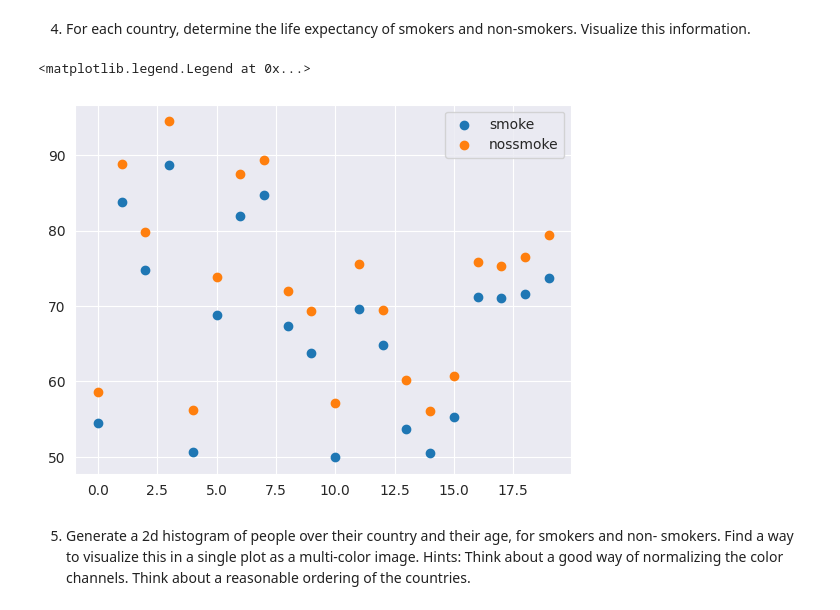
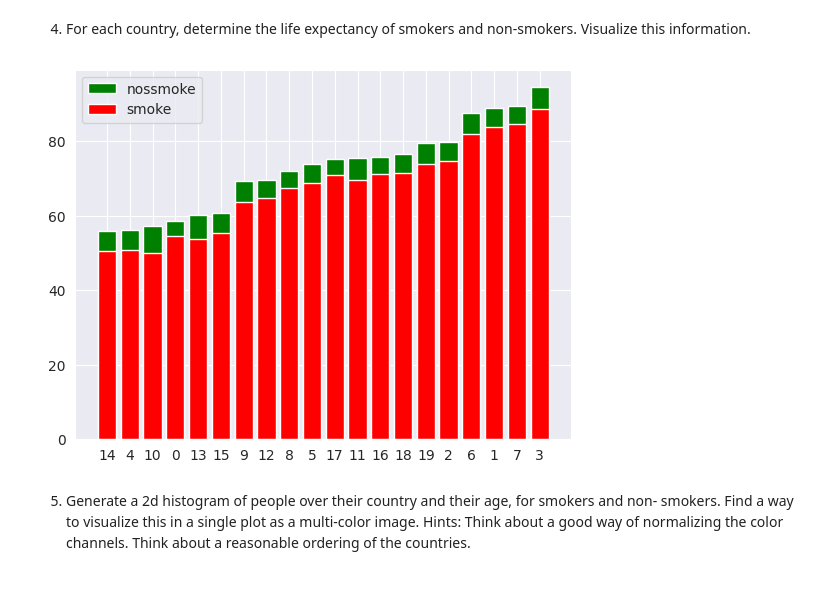
Before and after one commit to derMacon/ss23_visualization, a Jupyter notebook: exercises/ex-03/Vis_Zettel_3.ipynb, the cells around one changed output. Saved outputs shown, nothing was run; the diff lists cells and outputs as text; code cells hidden in the pictures.

Commit message:
updated ex03 with stacked bar charts

```diff
--- a/exercises/ex-03/Vis_Zettel_3.ipynb
+++ b/exercises/ex-03/Vis_Zettel_3.ipynb
@@ -102,33 +102,37 @@ information.
 # %%
 smokeav = []
 nosmokeav = []
 
 
 for i in range(20):
   all = data[data[:,0] == i]
   smoke = all[all[:,1]==1]
   smokesize = len(smoke)
   smokesum = np.sum(smoke[:,2])
   nosmoke = all[all[:,1]==0]
   nosmokesize = len(nosmoke)
   nosmokesum = np.sum(nosmoke[:,2])
   smokeav.append([i,smokesum/smokesize])
   nosmokeav.append([i,nosmokesum/nosmokesize])
 
 smokeav = np.array(smokeav)
-xfrag = smokeav[:,0]
-yfrag = smokeav[:,1]
+sorted_smokeav = smokeav[sorted_indices]
+xfrag = sorted_smokeav[:,0]
+yfrag = sorted_smokeav[:,1]
 
 nosmokeav = np.array(nosmokeav)
-x = nosmokeav[:,0]
-y = nosmokeav[:,1]
+sorted_nosmokeav = nosmokeav[sorted_indices]
+x = np.array(sorted_nosmokeav[:,0]).astype(int).astype(str)
+y = sorted_nosmokeav[:,1]
 
-plt.scatter(xfrag,yfrag,label="smoke")
-plt.scatter(x,y,label="nossmoke")
-plt.legend()
+
+fig, ax = plt.subplots()
+ax.bar(x,y,label="nossmoke", color='green')
+ax.bar(x,yfrag,label="smoke", color='red')
+ax.legend()
+plt.show()
 # %% [output]
-<matplotlib.legend.Legend at 0x...>
-[figure, old version]
+[figure, new version]
 # %% [markdown]
 5. Generate a 2d histogram of people over their country and their age, for smokers and non-
 smokers. Find a way to visualize this in a single plot as a multi-color image.
```
